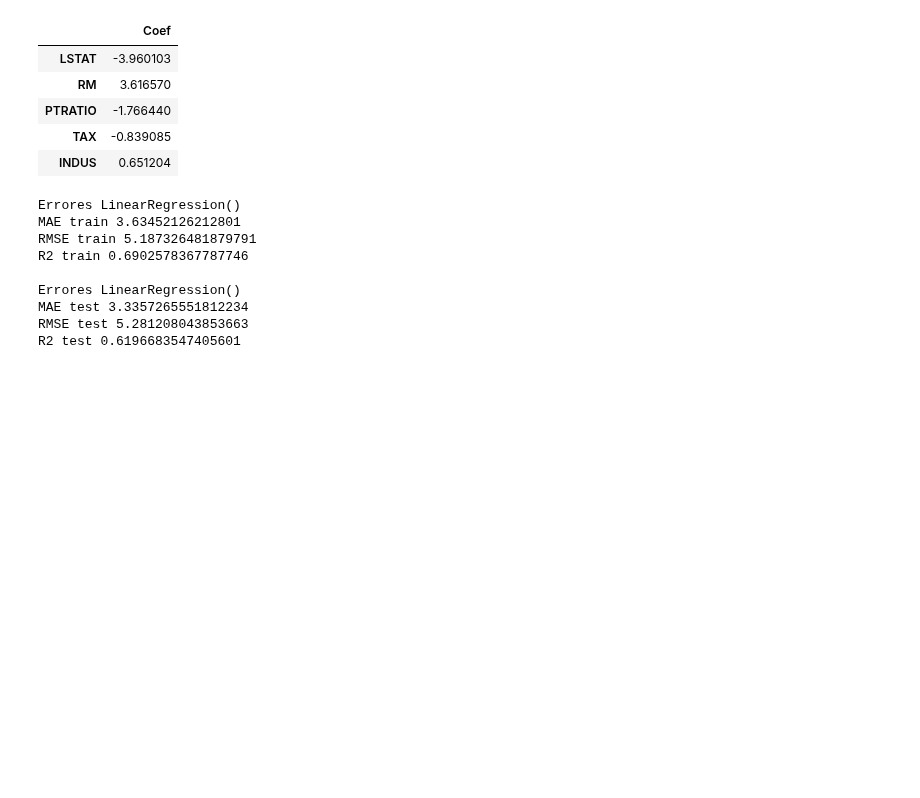
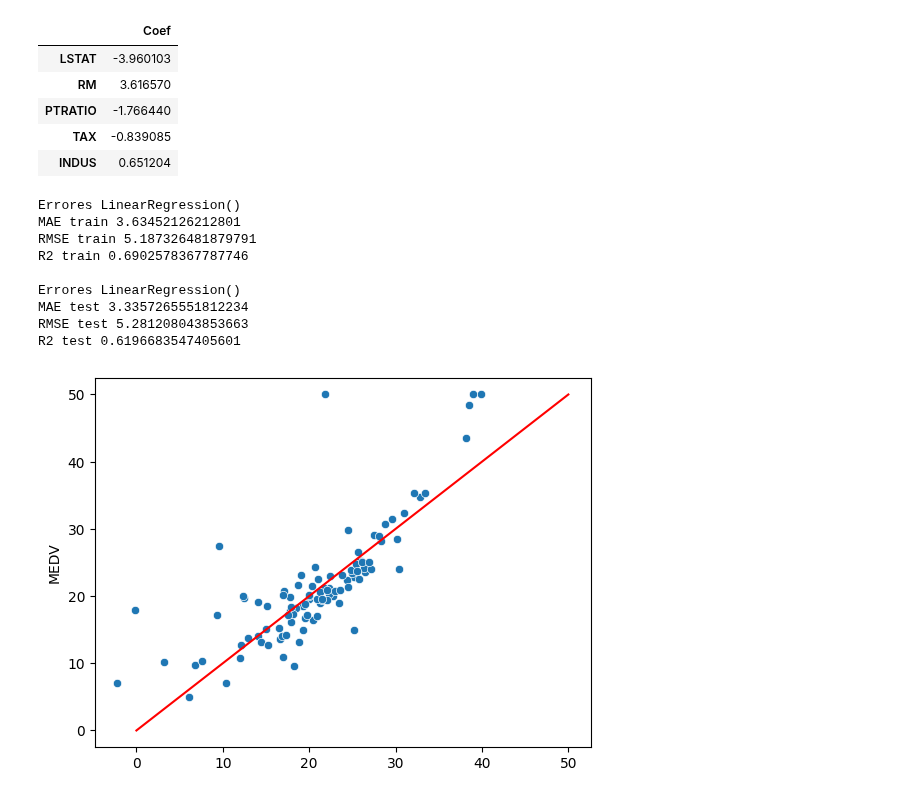
Before and after one commit to vrieraj/ONLINE_DS_THEBRIDGE_Ejercicios, a Jupyter notebook: 04_Machine_Learning/Sprint_10/Unidad_01/Practica_Obligatoria/18_Practica_Obligatoria_Regresion_Lineal_y_Regularización.ipynb, the cells around one changed output. Cells and saved outputs as stored; diff of their text form; code cells hidden in the pictures; blank space fills up the shorter version.

```diff
--- a/04_Machine_Learning/Sprint_10/Unidad_01/Practica_Obligatoria/18_Practica_Obligatoria_Regresion_Lineal_y_Regularización.ipynb
+++ b/04_Machine_Learning/Sprint_10/Unidad_01/Practica_Obligatoria/18_Practica_Obligatoria_Regresion_Lineal_y_Regularización.ipynb
@@ -181,3 +181,9 @@ Errores LinearRegression()
 MAE test 3.3357265551812234
 RMSE test 5.281208043853663
 R2 test 0.6196683547405601
+# %%
+sns.scatterplot(x=lin_reg.predict(X_test),y=y_test);
+plt.plot([0,50],[0,50],'red')
+plt.show()
+# %% [output]
+[figure, added]
```
Also changed, not shown: parts of 1 cell of this notebook.
